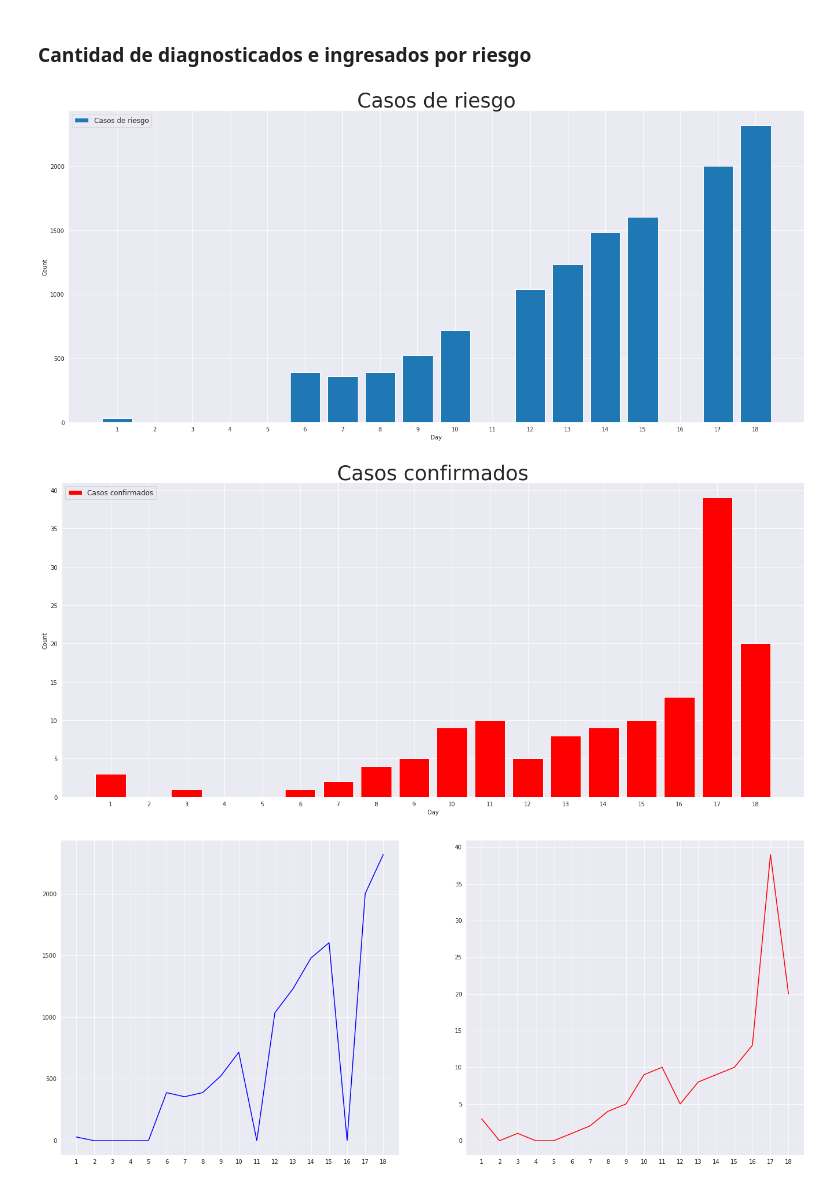
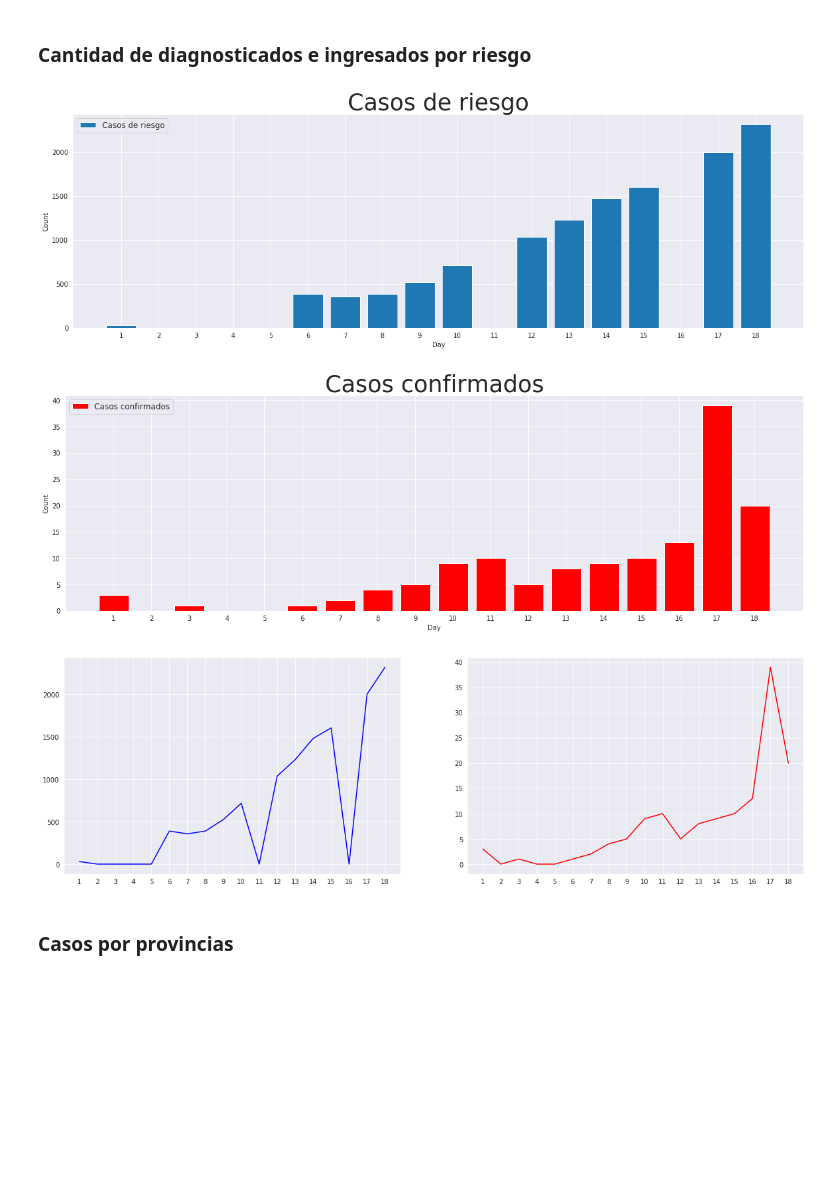
Before and after one commit to luiscib3r/COVID19-Cuba, a Jupyter notebook: COVID19-Cuba.ipynb, the cells around one changed output. Cells and saved outputs as stored; diff of their text form; code cells hidden in the pictures; blank space fills up the shorter version.

```diff
--- a/COVID19-Cuba.ipynb
+++ b/COVID19-Cuba.ipynb
@@ -79,29 +79,31 @@ for k in range(1, len(data_json['casos']['dias'].keys())+1):
         cant_riesgo.append(0)
 # %%
 # Casos de riesgo
-plt.figure(figsize=(23,10))
+plt.figure(figsize=(20, 6))
 plt.bar([str(i) for i in range(1,len(cant_riesgo)+1)], cant_riesgo,label="Casos de riesgo")
 plt.xlabel('Day')
 plt.ylabel("Count")
 plt.legend(frameon=True, fontsize=12)
 plt.title('Casos de riesgo',fontsize = 35)
 plt.show()
 
 # Casos confirmados
-plt.figure(figsize=(23,10))
+plt.figure(figsize=(20, 6))
 plt.bar([str(i) for i in range(1,len(cant_diagnosticados)+1)], cant_diagnosticados,label="Casos confirmados", color='red')
 plt.xlabel('Day')
 plt.ylabel("Count")
 plt.legend(frameon=True, fontsize=12)
 plt.title('Casos confirmados',fontsize = 35)
 plt.show()
 
 # Plot Compare
-_, (ax1, ax2) = plt.subplots(1, 2, figsize=(23,10))
-ax1.plot([str(i) for i in range(1,len(cant_diagnosticados)+1)], cant_riesgo, zorder=1,color="blue")
+_, (ax1, ax2) = plt.subplots(1, 2, figsize=(20, 6))
+ax1.plot([str(i) for i in range(1,len(cant_riesgo)+1)], cant_riesgo, zorder=1,color="blue")
 ax2.plot([str(i) for i in range(1,len(cant_diagnosticados)+1)], cant_diagnosticados, zorder=1,color="red")
 plt.show()
 # %% [output]
-[figure, old version]
+[figure, new version]
-[figure, old version]
+[figure, new version]
-[figure, old version]
+[figure, new version]
+# %% [markdown]
+### Casos por provincias
```
Also changed, not shown: parts of 19 cells of this notebook.
